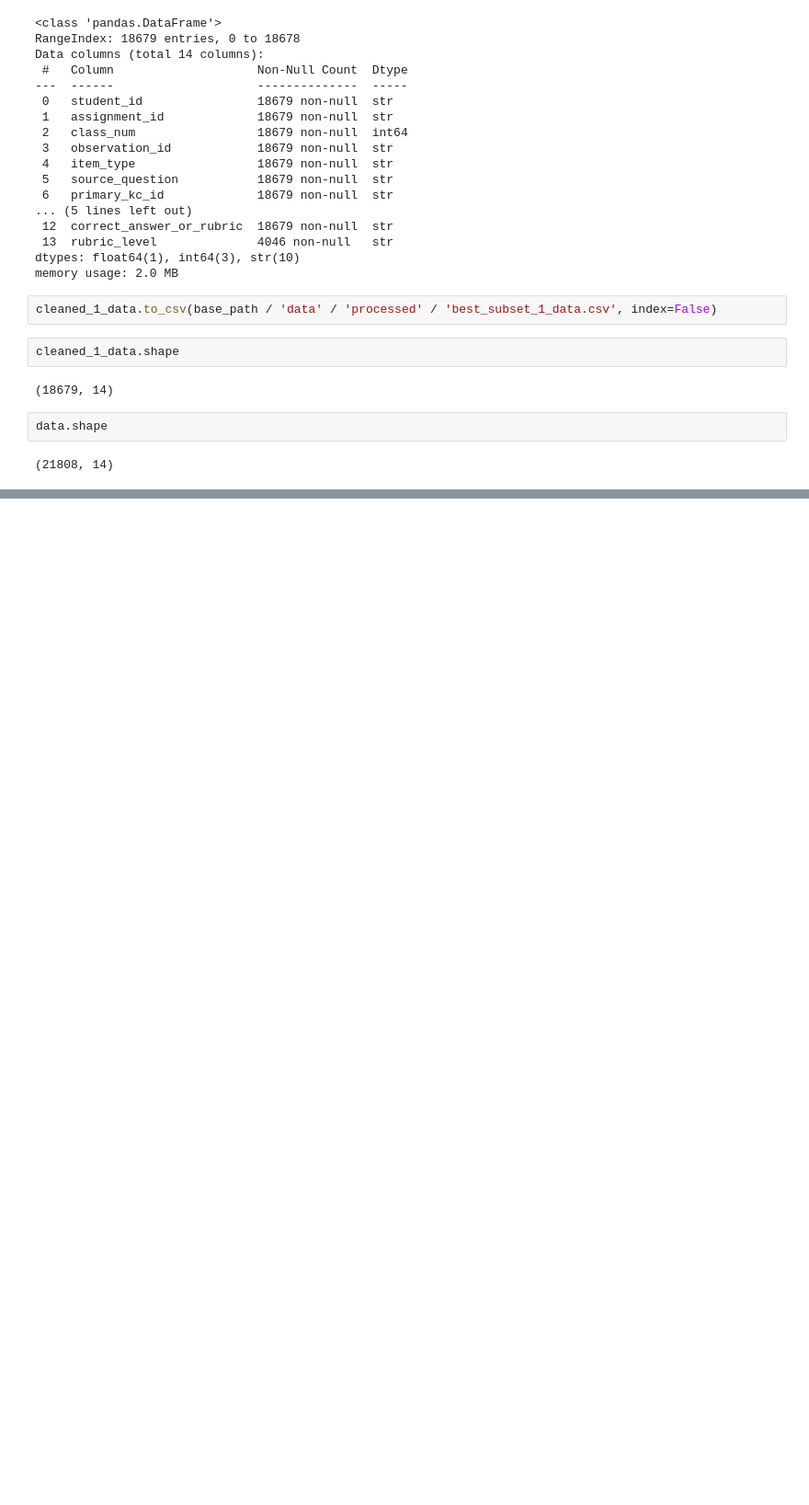
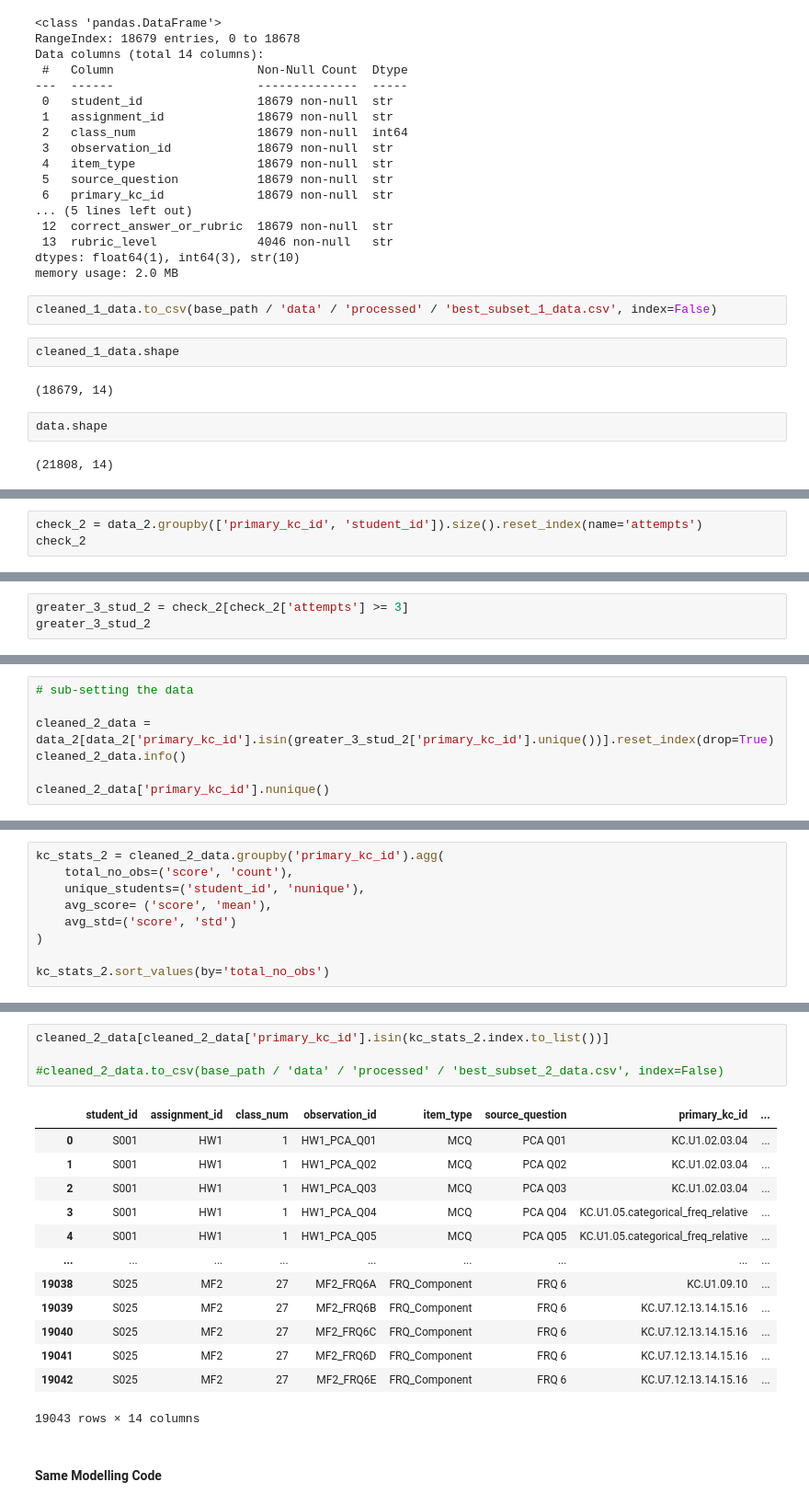
Before and after one commit to mailysg8/ai-student-progress-tracker, a Jupyter notebook: notebooks/best_subset_data.ipynb, the cells around one changed output, grey strips where cells are left out. Shown at 92% size. Drawn from its saved outputs; the diff is of its cells as text; blank space fills up the shorter version.

```diff
--- a/notebooks/best_subset_data.ipynb
+++ b/notebooks/best_subset_data.ipynb
@@ -300,0 +585,3 @@ data.shape
+# %%
+check_2 = data_2.groupby(['primary_kc_id', 'student_id']).size().reset_index(name='attempts')
+check_2
@@ -300,0 +654,3 @@ data.shape
+# %%
+greater_3_stud_2 = check_2[check_2['attempts'] >= 3]
+greater_3_stud_2
@@ -300,0 +687,7 @@ data.shape
+# %%
+# sub-setting the data
+
+cleaned_2_data = data_2[data_2['primary_kc_id'].isin(greater_3_stud_2['primary_kc_id'].unique())].reset_index(drop=True)
+cleaned_2_data.info()
+
+cleaned_2_data['primary_kc_id'].nunique()
@@ -300,0 +713,9 @@ data.shape
+# %%
+kc_stats_2 = cleaned_2_data.groupby('primary_kc_id').agg(
+    total_no_obs=('score', 'count'),
+    unique_students=('student_id', 'nunique'),
+    avg_score= ('score', 'mean'),
+    avg_std=('score', 'std')
+)
+
+kc_stats_2.sort_values(by='total_no_obs')
@@ -300,0 +762,20 @@ data.shape
+# %%
+cleaned_2_data[cleaned_2_data['primary_kc_id'].isin(kc_stats_2.index.to_list())]
+
+#cleaned_2_data.to_csv(base_path / 'data' / 'processed' / 'best_subset_2_data.csv', index=False)
+# %% [output]
+|  | student_id | assignment_id | class_num | observation_id | item_type | source_question | primary_kc_id | ... |
+| 0 | S001 | HW1 | 1 | HW1_PCA_Q01 | MCQ | PCA Q01 | KC.U1.02.03.04 | ... |
+| 1 | S001 | HW1 | 1 | HW1_PCA_Q02 | MCQ | PCA Q02 | KC.U1.02.03.04 | ... |
+| 2 | S001 | HW1 | 1 | HW1_PCA_Q03 | MCQ | PCA Q03 | KC.U1.02.03.04 | ... |
+| 3 | S001 | HW1 | 1 | HW1_PCA_Q04 | MCQ | PCA Q04 | KC.U1.05.categorical_freq_relative | ... |
+| 4 | S001 | HW1 | 1 | HW1_PCA_Q05 | MCQ | PCA Q05 | KC.U1.05.categorical_freq_relative | ... |
+| ... | ... | ... | ... | ... | ... | ... | ... | ... |
+| 19038 | S025 | MF2 | 27 | MF2_FRQ6A | FRQ_Component | FRQ 6 | KC.U1.09.10 | ... |
+| 19039 | S025 | MF2 | 27 | MF2_FRQ6B | FRQ_Component | FRQ 6 | KC.U7.12.13.14.15.16 | ... |
+| 19040 | S025 | MF2 | 27 | MF2_FRQ6C | FRQ_Component | FRQ 6 | KC.U7.12.13.14.15.16 | ... |
+| 19041 | S025 | MF2 | 27 | MF2_FRQ6D | FRQ_Component | FRQ 6 | KC.U7.12.13.14.15.16 | ... |
+| 19042 | S025 | MF2 | 27 | MF2_FRQ6E | FRQ_Component | FRQ 6 | KC.U7.12.13.14.15.16 | ... |
+19043 rows × 14 columns
+# %% [markdown]
+#### Same Modelling Code
```
Also changed, not shown: parts of 30 cells of this notebook.
